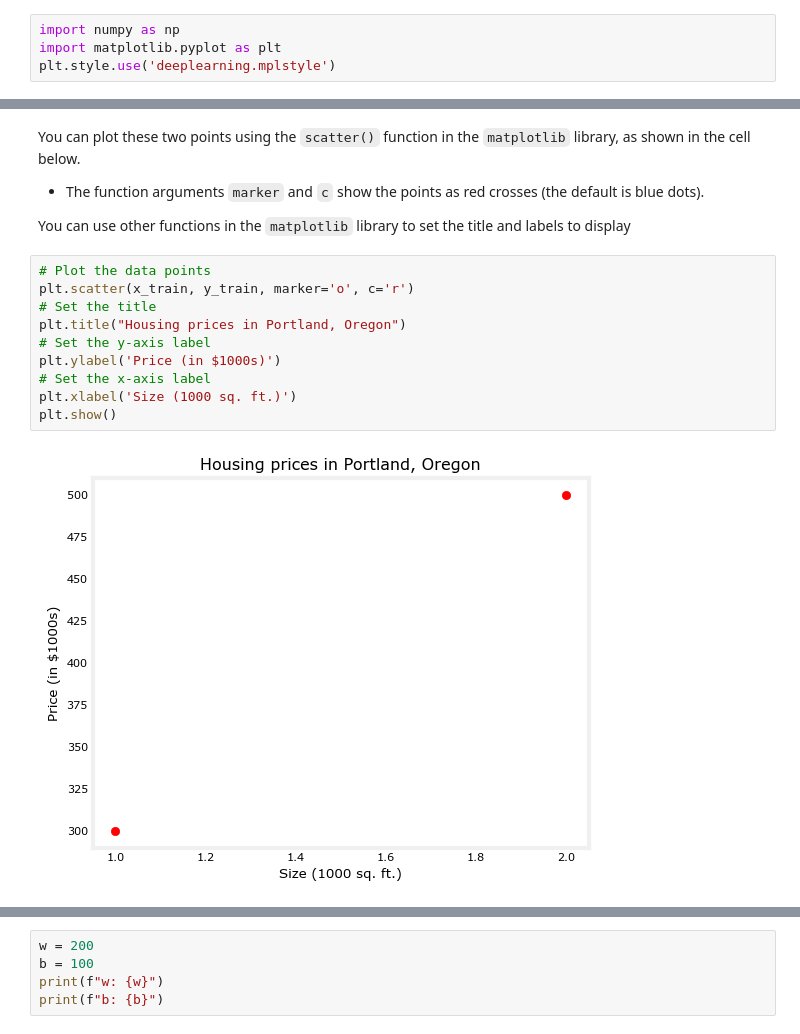
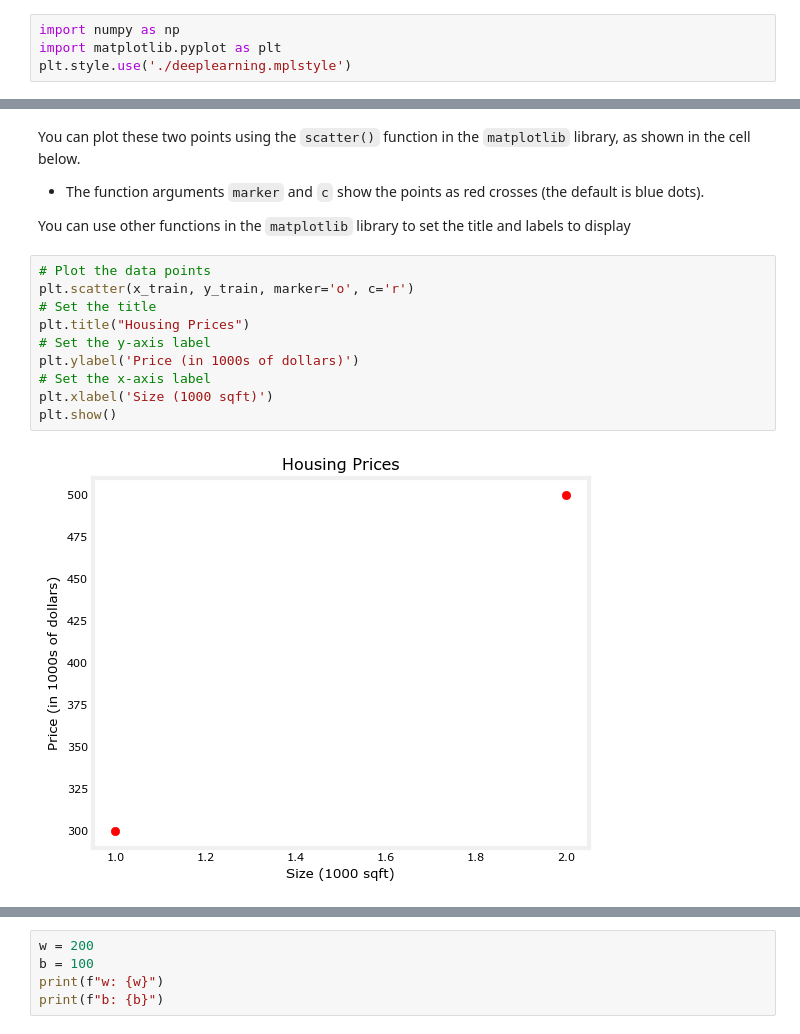
Before and after one commit to rajin-khan/self-machine-learning, a Jupyter notebook: notebooks/week1/model_representation.ipynb, the cells around one changed output, grey strips where cells are left out. Drawn from its saved outputs; the diff is of its cells as text.

```diff
--- a/notebooks/week1/model_representation.ipynb
+++ b/notebooks/week1/model_representation.ipynb
@@ -33,6 +33,6 @@ In this lab you will make use of:
 # %%
 import numpy as np
 import matplotlib.pyplot as plt
-plt.style.use('deeplearning.mplstyle')
+plt.style.use('./deeplearning.mplstyle')
 # %% [markdown]
 # Problem Statement
@@ -105,15 +105,15 @@ You can use other functions in the `matplotlib` library to set the title and lab
 # %%
 # Plot the data points
 plt.scatter(x_train, y_train, marker='o', c='r')
 # Set the title
-plt.title("Housing prices in Portland, Oregon")
+plt.title("Housing Prices")
 # Set the y-axis label
-plt.ylabel('Price (in $1000s)')
+plt.ylabel('Price (in 1000s of dollars)')
 # Set the x-axis label
-plt.xlabel('Size (1000 sq. ft.)')
+plt.xlabel('Size (1000 sqft)')
 plt.show()
 # %% [output]
-[figure, old version]
+[figure, new version]
 # %% [markdown]
 ## Model function
 
```
Also changed, not shown: parts of 7 cells of this notebook.
